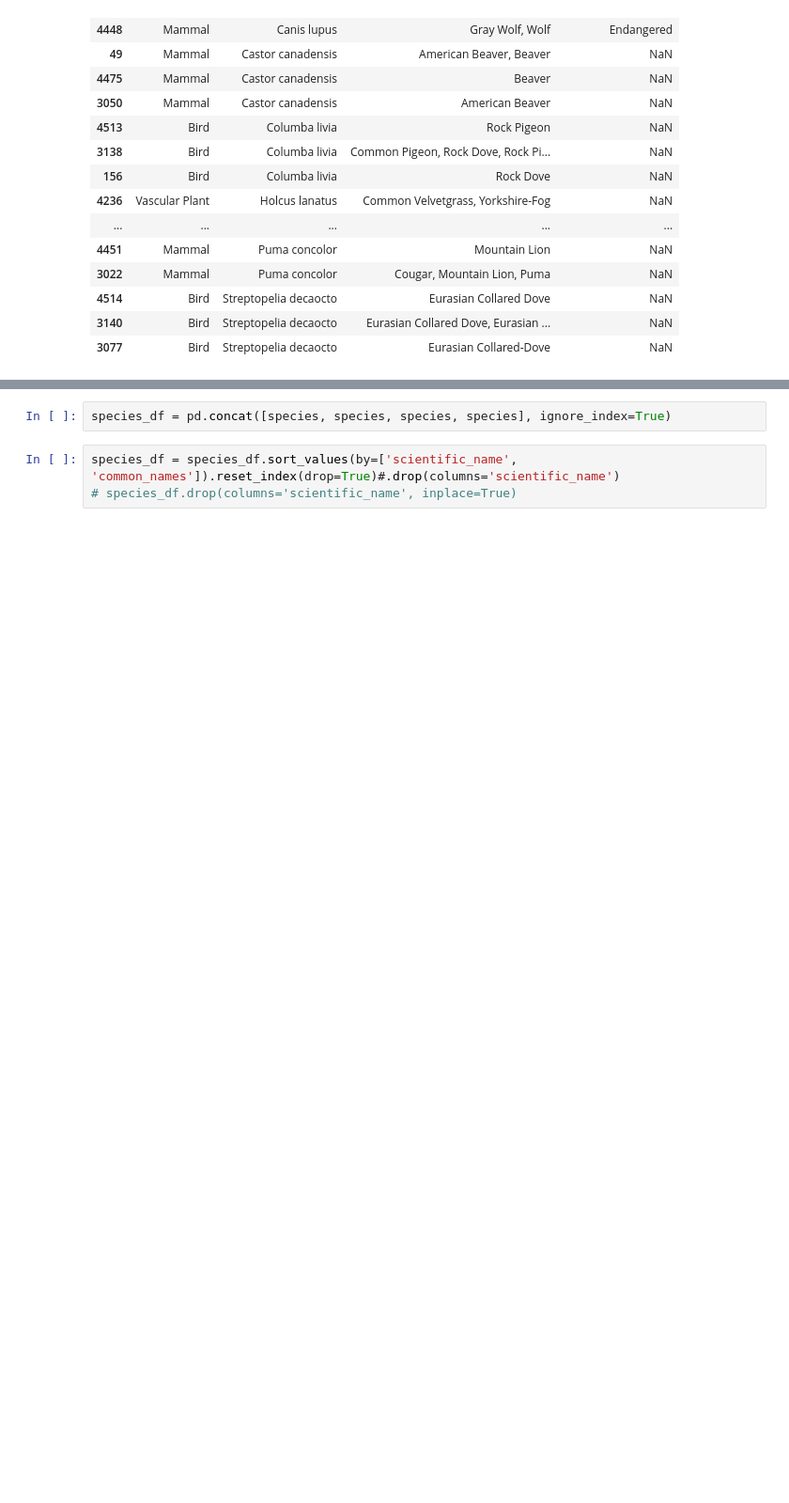
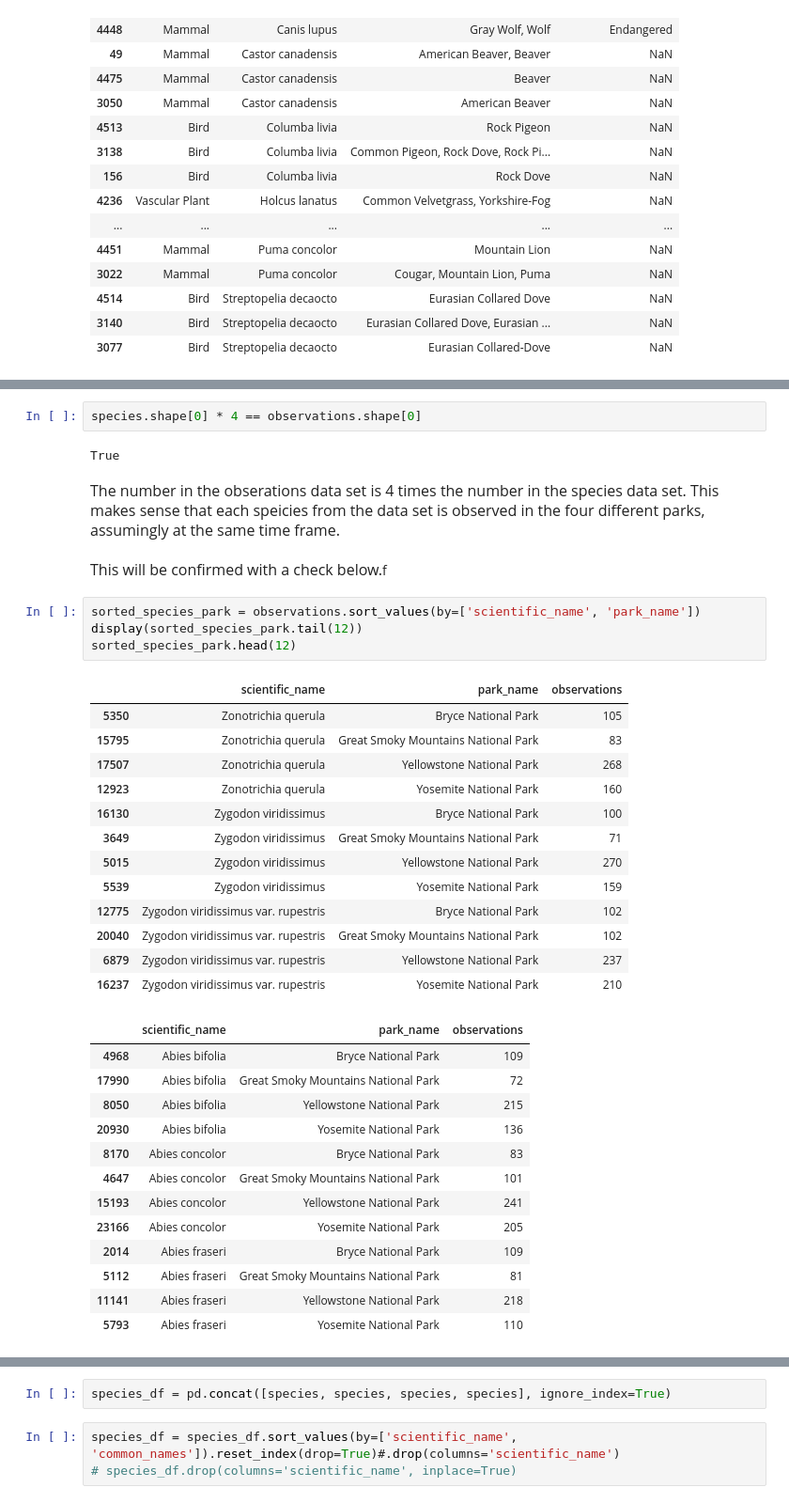
Before and after one commit to rj-pal/Biodiversity, a Jupyter notebook: biodiversity.ipynb, the cells around one changed output, grey strips where cells are left out. Shown at 94% size. Drawn from its saved outputs; the diff is of its cells as text; blank space fills up the shorter version.

```diff
--- a/biodiversity.ipynb
+++ b/biodiversity.ipynb
@@ -505,0 +444,37 @@ species[species.scientific_name == 'Canis lupus']
+# %%
+species.shape[0] * 4 == observations.shape[0]
+# %% [output]
+True
+# %% [markdown]
+<font size="3">The number in the obserations data set is 4 times the number in the species data set. This makes sense that each speicies from the data set is observed in the four different parks, assumingly at the same time frame.<br><br>This will be confirmed with a check below.</font>f
+# %%
+sorted_species_park = observations.sort_values(by=['scientific_name', 'park_name'])
+display(sorted_species_park.tail(12))
+sorted_species_park.head(12)
+# %% [output]
+|  | scientific_name | park_name | observations |
+| 5350 | Zonotrichia querula | Bryce National Park | 105 |
+| 15795 | Zonotrichia querula | Great Smoky Mountains National Park | 83 |
+| 17507 | Zonotrichia querula | Yellowstone National Park | 268 |
+| 12923 | Zonotrichia querula | Yosemite National Park | 160 |
+| 16130 | Zygodon viridissimus | Bryce National Park | 100 |
+| 3649 | Zygodon viridissimus | Great Smoky Mountains National Park | 71 |
+| 5015 | Zygodon viridissimus | Yellowstone National Park | 270 |
+| 5539 | Zygodon viridissimus | Yosemite National Park | 159 |
+| 12775 | Zygodon viridissimus var. rupestris | Bryce National Park | 102 |
+| 20040 | Zygodon viridissimus var. rupestris | Great Smoky Mountains National Park | 102 |
+| 6879 | Zygodon viridissimus var. rupestris | Yellowstone National Park | 237 |
+| 16237 | Zygodon viridissimus var. rupestris | Yosemite National Park | 210 |
+|  | scientific_name | park_name | observations |
+| 4968 | Abies bifolia | Bryce National Park | 109 |
+| 17990 | Abies bifolia | Great Smoky Mountains National Park | 72 |
+| 8050 | Abies bifolia | Yellowstone National Park | 215 |
+| 20930 | Abies bifolia | Yosemite National Park | 136 |
+| 8170 | Abies concolor | Bryce National Park | 83 |
+| 4647 | Abies concolor | Great Smoky Mountains National Park | 101 |
+| 15193 | Abies concolor | Yellowstone National Park | 241 |
+| 23166 | Abies concolor | Yosemite National Park | 205 |
+| 2014 | Abies fraseri | Bryce National Park | 109 |
+| 5112 | Abies fraseri | Great Smoky Mountains National Park | 81 |
+| 11141 | Abies fraseri | Yellowstone National Park | 218 |
+| 5793 | Abies fraseri | Yosemite National Park | 110 |
```
Also changed, not shown: parts of 135 cells of this notebook, 2 other files.
